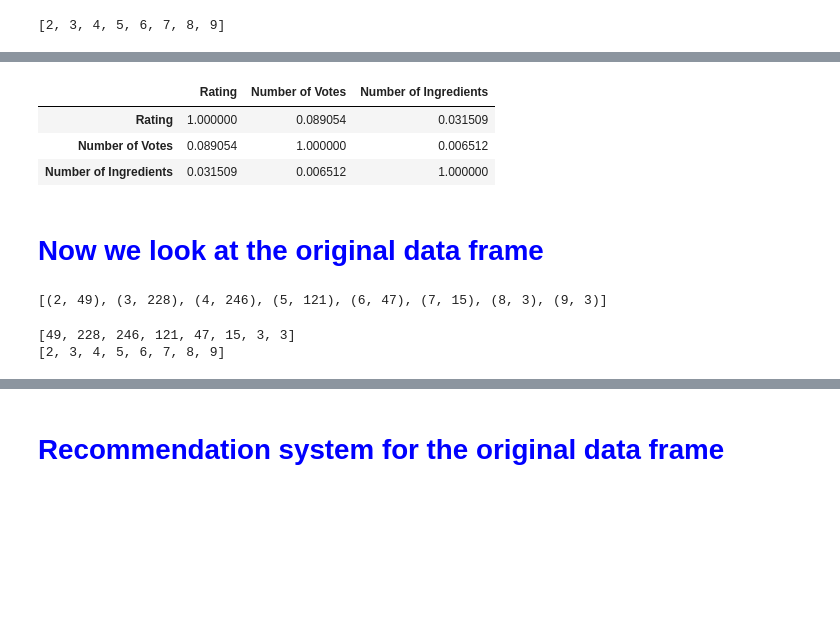
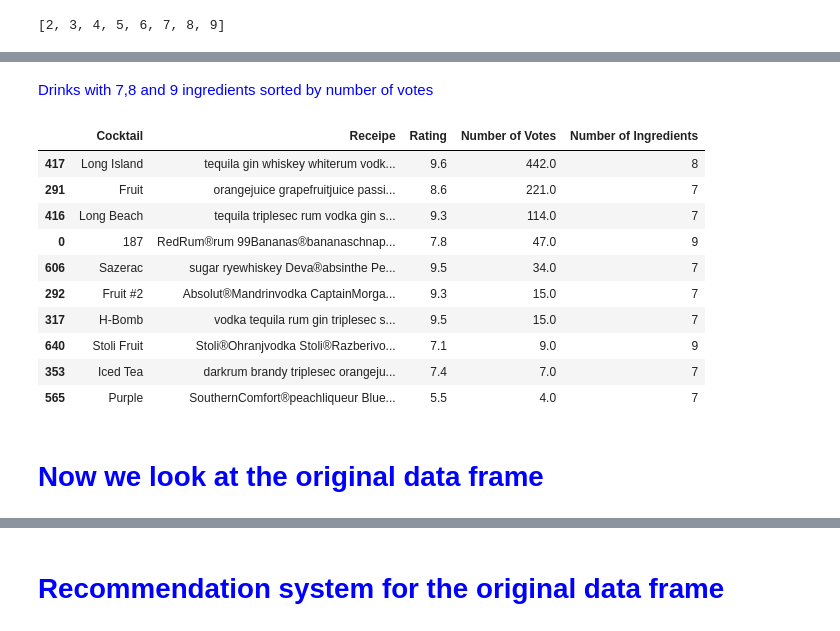
Before and after one commit to saeed44/Cocktail-Recommender, a Jupyter notebook: Cocktail_recom.ipynb, the cells around one changed output, grey strips where cells are left out. Drawn from its saved outputs; the diff is of its cells as text; code cells hidden in the pictures; blank space fills up the shorter version.

```diff
--- a/Cocktail_recom.ipynb
+++ b/Cocktail_recom.ipynb
@@ -264,10 +282,22 @@ plt.show()
+# %% [markdown]
+<font color=blue> Drinks with 7,8 and 9 ingredients sorted by number of votes </font>
+# %%
+
+receipe_df_rate[(receipe_df_rate["Number of Ingredients"]==9)|(receipe_df_rate["Number of Ingredients"]==8)|(receipe_df_rate["Number of Ingredients"]==7)].sort_values(by="Number of Votes",ascending=False).head(10)
+# %% [output]
+|  | Cocktail | Receipe | Rating | Number of Votes | Number of Ingredients |
+| 417 | Long Island | tequila gin whiskey whiterum vodk... | 9.6 | 442.0 | 8 |
+| 291 | Fruit | orangejuice grapefruitjuice passi... | 8.6 | 221.0 | 7 |
+| 416 | Long Beach | tequila triplesec rum vodka gin s... | 9.3 | 114.0 | 7 |
+| 0 | 187 | RedRum®rum 99Bananas®bananaschnap... | 7.8 | 47.0 | 9 |
+| 606 | Sazerac | sugar ryewhiskey Deva®absinthe Pe... | 9.5 | 34.0 | 7 |
+| 292 | Fruit #2 | Absolut®Mandrinvodka CaptainMorga... | 9.3 | 15.0 | 7 |
+| 317 | H-Bomb | vodka tequila rum gin triplesec s... | 9.5 | 15.0 | 7 |
+| 640 | Stoli Fruit | Stoli®Ohranjvodka Stoli®Razberivo... | 7.1 | 9.0 | 9 |
+| 353 | Iced Tea | darkrum brandy triplesec orangeju... | 7.4 | 7.0 | 7 |
+| 565 | Purple | SouthernComfort®peachliqueur Blue... | 5.5 | 4.0 | 7 |
 # %%
-receipe_df_rate.corr(method="pearson")
+# receipe_df_rate.corr(method="pearson")
-# %% [output]
-|  | Rating | Number of Votes | Number of Ingredients |
-| Rating | 1.000000 | 0.089054 | 0.031509 |
-| Number of Votes | 0.089054 | 1.000000 | 0.006512 |
-| Number of Ingredients | 0.031509 | 0.006512 | 1.000000 |
 # %% [markdown]
 # <font color='blue'> Now we look at the original data frame </font>
 # %%
@@ -278,18 +308,13 @@ for ingr_num in receipe_df['Number of Ingredients']:
     num_dict[ingr_num] = num_of_cockt
 
 num_sorted = sorted(num_dict.items(), key=lambda x: x[0])
-num_sorted
+# num_sorted
-# %% [output]
-[(2, 49), (3, 228), (4, 246), (5, 121), (6, 47), (7, 15), (8, 3), (9, 3)]
 # %%
 num_of_cockt = [count for ingr,count in num_sorted]
 num_of_ingr = [ingr for ingr,count in num_sorted]
 
-print(num_of_cockt)
-print(num_of_ingr)
+# print(num_of_cockt)
+# print(num_of_ingr)
-# %% [output]
-[49, 228, 246, 121, 47, 15, 3, 3]
-[2, 3, 4, 5, 6, 7, 8, 9]
 # %%
 ## plot number of cocktails vs number of ingredients
 
```
Also changed, not shown: parts of 32 cells of this notebook.
